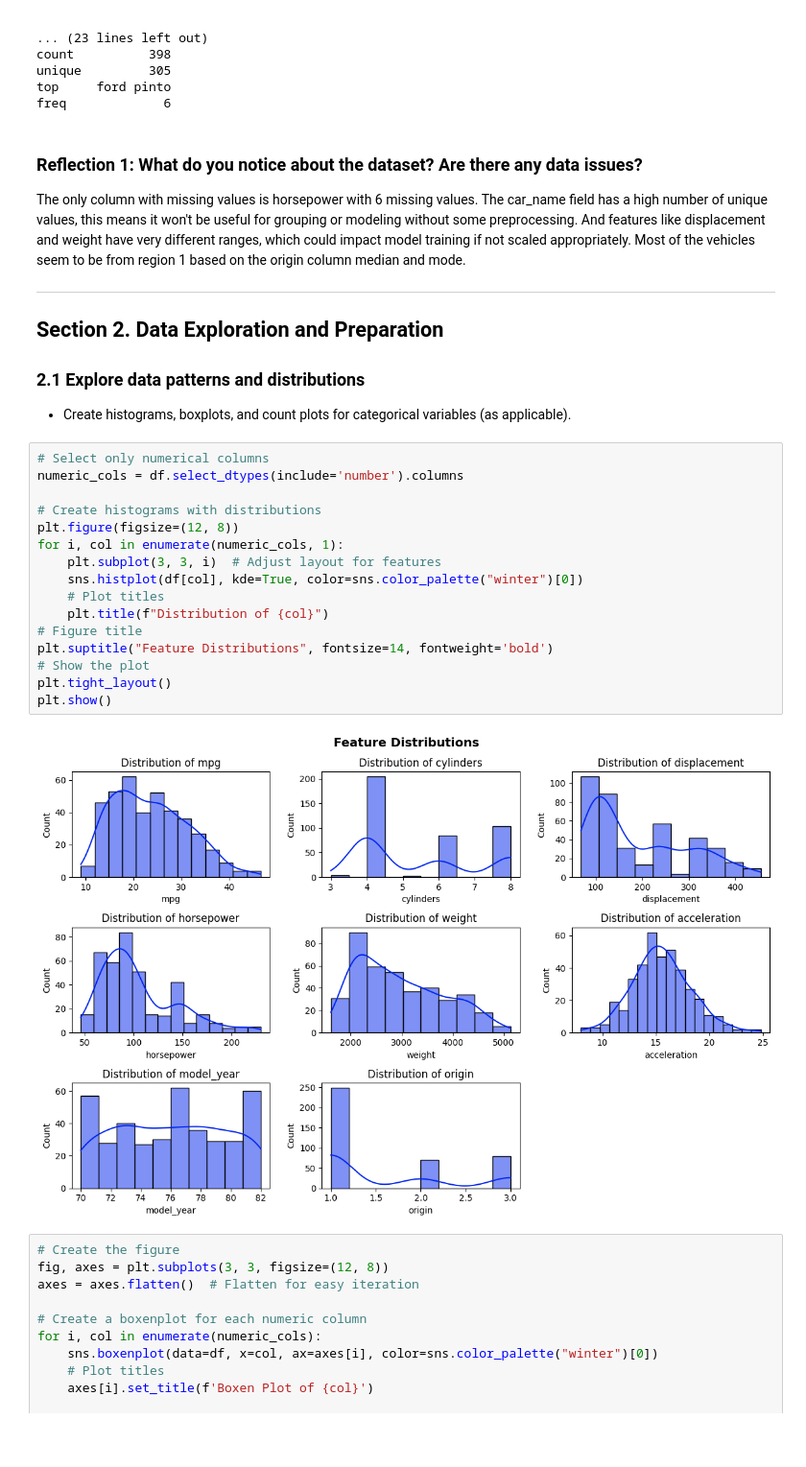
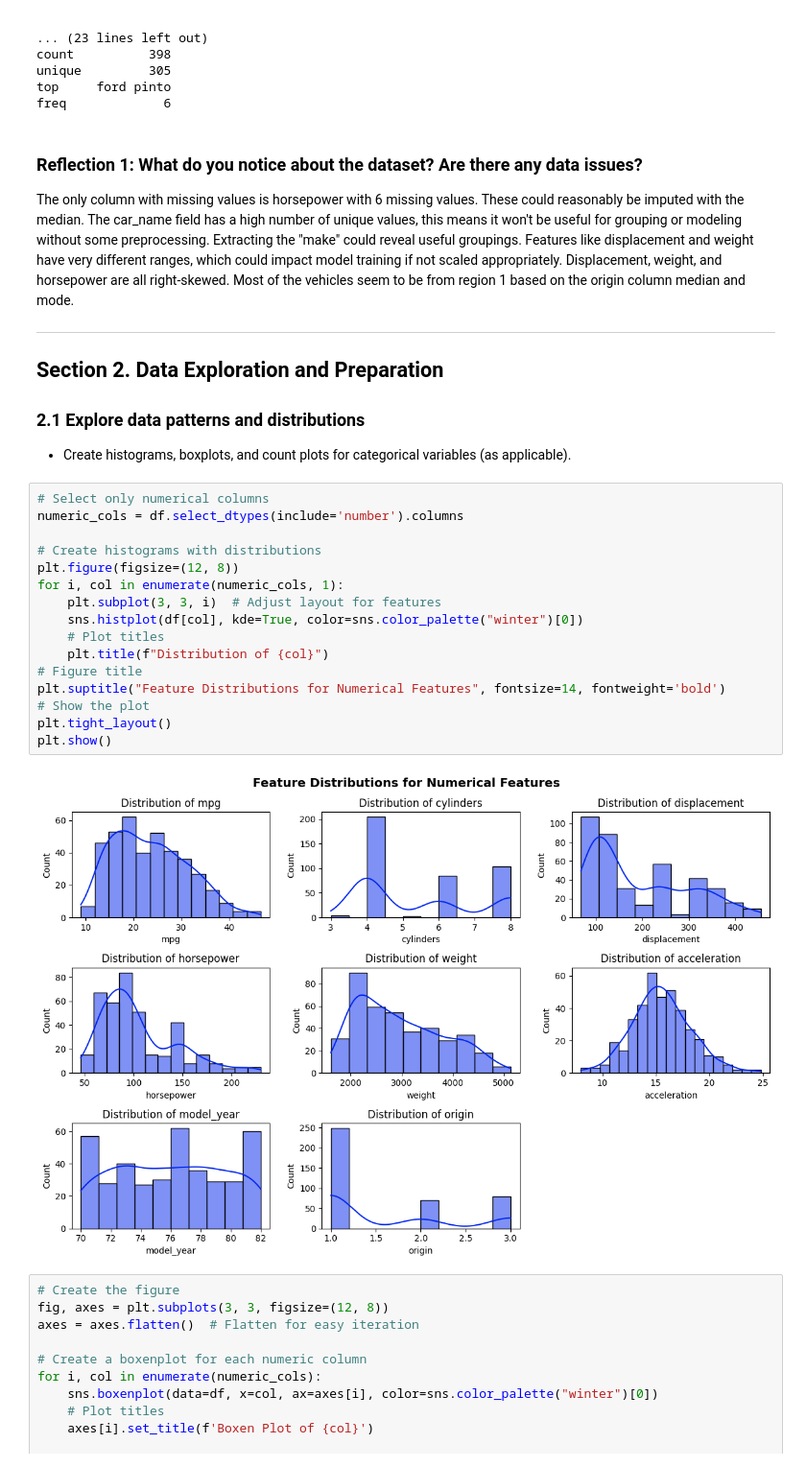
Before and after one commit to Bdowdle4/ml-regression-dowdle, a Jupyter notebook: regression-dowdle.ipynb, the cells around one changed output. Shown at 96% size. Cells and saved outputs as stored; diff of their text form; blank space fills up the shorter version.

```diff
--- a/regression-dowdle.ipynb
+++ b/regression-dowdle.ipynb
@@ -90,7 +90,7 @@ top     ford pinto
 freq             6
 # %% [markdown]
 ### Reflection 1: What do you notice about the dataset? Are there any data issues?
-The only column with missing values is horsepower with 6 missing values. The car_name field has a high number of unique values, this means it won't be useful for grouping or modeling without some preprocessing. And features like displacement and weight have very different ranges, which could impact model training if not scaled appropriately. Most of the vehicles seem to be from region 1 based on the origin column median and mode.
+The only column with missing values is horsepower with 6 missing values. These could reasonably be imputed with the median. The car_name field has a high number of unique values, this means it won't be useful for grouping or modeling without some preprocessing. Extracting the "make" could reveal useful groupings. Features like displacement and weight have very different ranges, which could impact model training if not scaled appropriately. Displacement, weight, and horsepower are all right-skewed. Most of the vehicles seem to be from region 1 based on the origin column median and mode.
 
 ****
 
@@ -100,21 +100,21 @@ The only column with missing values is horsepower with 6 missing values. The car
 # %%
 # Select only numerical columns
 numeric_cols = df.select_dtypes(include='number').columns
 
 # Create histograms with distributions
 plt.figure(figsize=(12, 8))
 for i, col in enumerate(numeric_cols, 1):
     plt.subplot(3, 3, i)  # Adjust layout for features
     sns.histplot(df[col], kde=True, color=sns.color_palette("winter")[0])
     # Plot titles
     plt.title(f"Distribution of {col}")
 # Figure title
-plt.suptitle("Feature Distributions", fontsize=14, fontweight='bold')
+plt.suptitle("Feature Distributions for Numerical Features", fontsize=14, fontweight='bold')
 # Show the plot
 plt.tight_layout()
 plt.show()
 # %% [output]
-[figure, old version]
+[figure, new version]
 # %%
 # Create the figure
 fig, axes = plt.subplots(3, 3, figsize=(12, 8))
```
Also changed, not shown: parts of 4 cells of this notebook.
